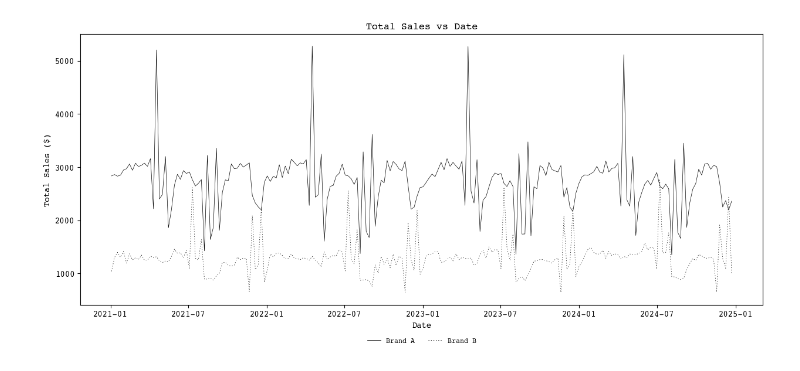
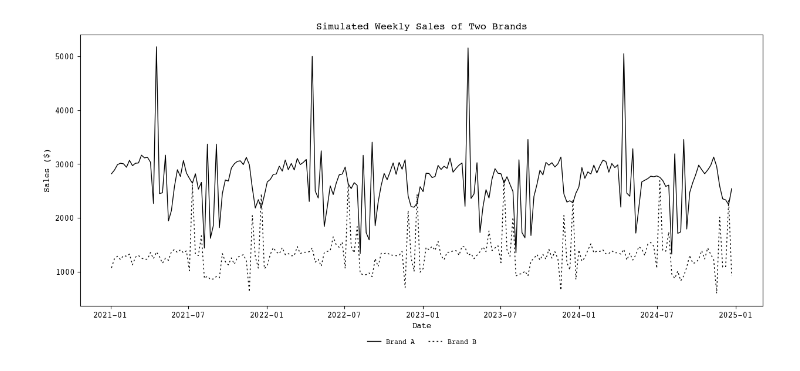
Before and after one commit to mcfitzgerald/consumer-abm, a Jupyter notebook: model_visualizations.ipynb, the cells around one changed output. Saved outputs shown, nothing was run; the diff lists cells and outputs as text; code cells hidden in the pictures.

```diff
--- a/model_visualizations.ipynb
+++ b/model_visualizations.ipynb
@@ -14,31 +14,32 @@ model_df['Total_Sales_B'] = model_df['Total_Purchases_B'] * joint_calendar_df[('
 # %%
 import matplotlib.pyplot as plt
 import matplotlib as mpl
 
 # Set the font to Courier
 mpl.rcParams['font.family'] = 'Courier'
 
 # Set the line weight to thin
-mpl.rcParams['lines.linewidth'] = 0.5
+mpl.rcParams['lines.linewidth'] = 1.0
 
 # Set the color scheme to black and white
 mpl.rcParams['text.color'] = 'black'
 mpl.rcParams['axes.labelcolor'] = 'black'
 mpl.rcParams['xtick.color'] = 'black'
 mpl.rcParams['ytick.color'] = 'black'
 mpl.rcParams['axes.edgecolor'] = 'black'
 
 # Create the plot
 plt.figure(figsize=(15,6))
 
 plt.plot(model_df['Date'], model_df['Total_Sales_A'], label='Brand A', color='black')
-plt.plot(model_df['Date'], model_df['Total_Sales_B'], label='Brand B', color='black', linestyle='--', dashes=[2,4])
+plt.plot(model_df['Date'], model_df['Total_Sales_B'], label='Brand B', color='black', linestyle='--', dashes=[2,3])
 
-plt.title('Total Sales vs Date')
+plt.title('Simulated Weekly Sales of Two Brands')
 plt.xlabel('Date')
-plt.ylabel('Total Sales ($)')
+plt.ylabel('Sales ($)')
 plt.legend(loc='upper center', bbox_to_anchor=(0.5, -0.10), ncol=2, fontsize='small', frameon=False)
 
+plt.savefig("testfig.png", dpi=200)
 plt.show()
 # %% [output]
-[figure, old version]
+[figure, new version]
```
Also changed, not shown: parts of 3 cells of this notebook, 6 other files.
